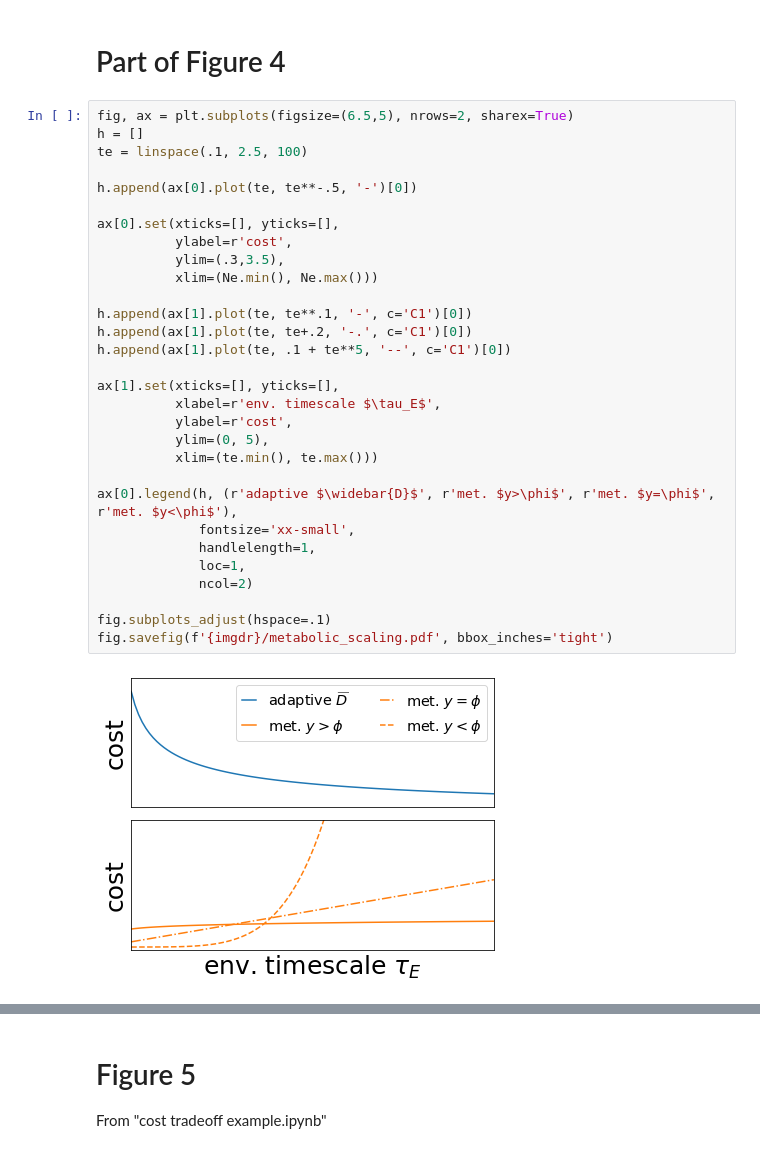
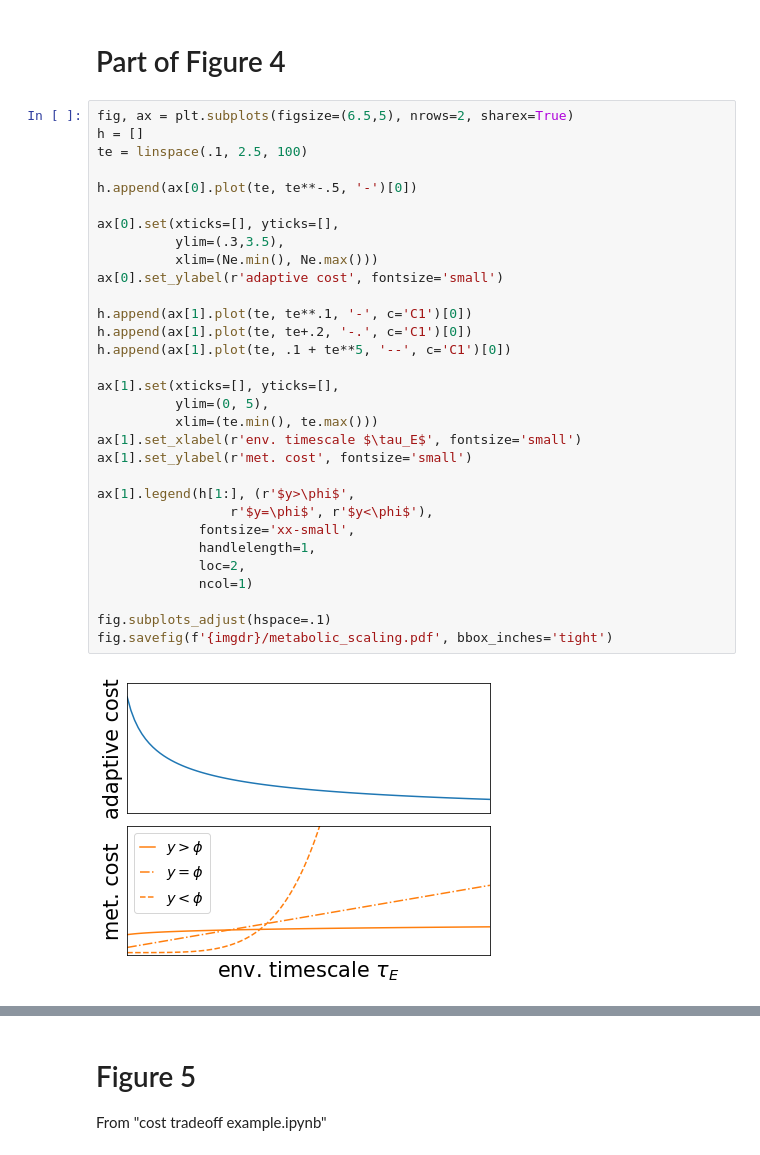
Before and after one commit to eltrompetero/adaptation, a Jupyter notebook: plotting.ipynb, the cells around one changed output, grey strips where cells are left out. Saved outputs shown, nothing was run; the diff lists cells and outputs as text.

Commit message:
added missing functions to pipeline and updated plotting

```diff
--- a/plotting.ipynb
+++ b/plotting.ipynb
@@ -396,35 +396,36 @@ fig.savefig('%s/memory_v_forgetting.pdf'%imgdr, bbox_inches='tight')
 # %%
 fig, ax = plt.subplots(figsize=(6.5,5), nrows=2, sharex=True)
 h = []
 te = linspace(.1, 2.5, 100)
 
 h.append(ax[0].plot(te, te**-.5, '-')[0])
 
 ax[0].set(xticks=[], yticks=[],
-          ylabel=r'cost',
           ylim=(.3,3.5),
           xlim=(Ne.min(), Ne.max()))
+ax[0].set_ylabel(r'adaptive cost', fontsize='small')
 
 h.append(ax[1].plot(te, te**.1, '-', c='C1')[0])
 h.append(ax[1].plot(te, te+.2, '-.', c='C1')[0])
 h.append(ax[1].plot(te, .1 + te**5, '--', c='C1')[0])
 
 ax[1].set(xticks=[], yticks=[],
-          xlabel=r'env. timescale $\tau_E$',
-          ylabel=r'cost',
           ylim=(0, 5),
           xlim=(te.min(), te.max()))
+ax[1].set_xlabel(r'env. timescale $\tau_E$', fontsize='small')
+ax[1].set_ylabel(r'met. cost', fontsize='small')
 
-ax[0].legend(h, (r'adaptive $\widebar{D}$', r'met. $y>\phi$', r'met. $y=\phi$', r'met. $y<\phi$'),
+ax[1].legend(h[1:], (r'$y>\phi$',
+                 r'$y=\phi$', r'$y<\phi$'),
              fontsize='xx-small',
              handlelength=1,
-             loc=1,
-             ncol=2)
+             loc=2,
+             ncol=1)
 
 fig.subplots_adjust(hspace=.1)
 fig.savefig(f'{imgdr}/metabolic_scaling.pdf', bbox_inches='tight')
 # %% [output]
-[figure, old version]
+[figure, new version]
 # %%
 fig, ax = plt.subplots(figsize=(5,7), nrows=2)
 
```
Also changed, not shown: parts of 9 cells of this notebook, 2 other files.
